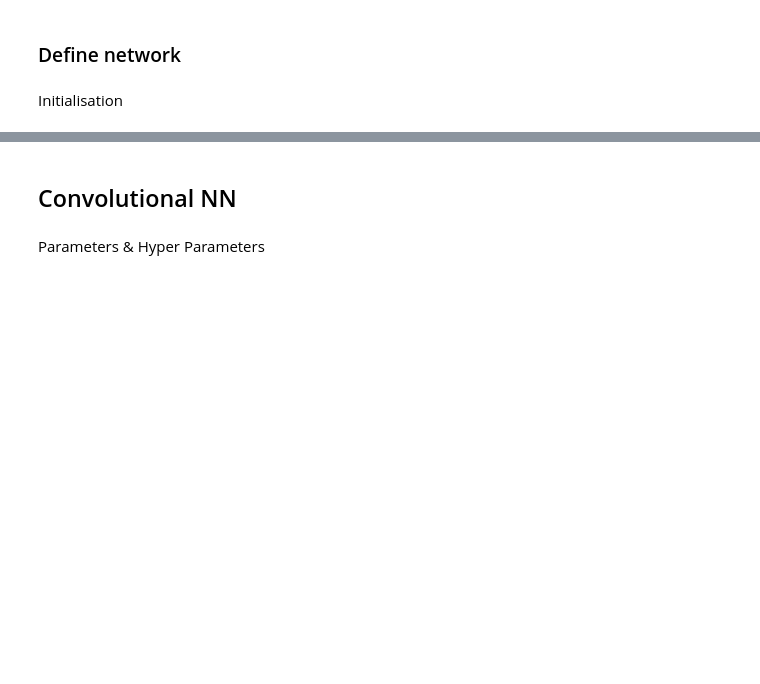
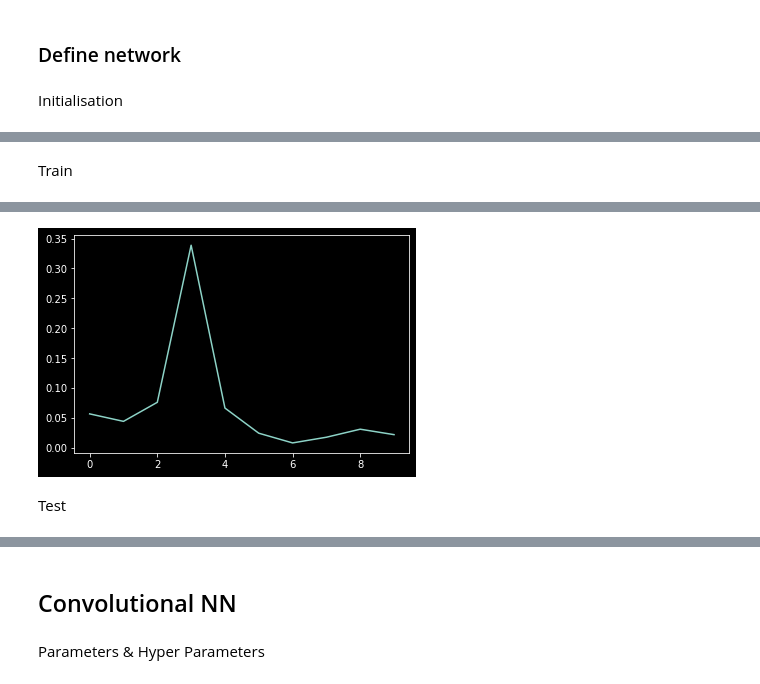
Before and after one commit to hjcostabr76/ml, a Jupyter notebook: classification/case-mnist/nb_mnist.ipynb, the cells around one changed output, grey strips where cells are left out. Saved outputs shown, nothing was run; the diff lists cells and outputs as text; code cells hidden in the pictures; blank space fills up the shorter version.

```diff
--- a/classification/case-mnist/nb_mnist.ipynb
+++ b/classification/case-mnist/nb_mnist.ipynb
@@ -199,0 +186,8 @@ Test set: Avg. loss: 0.0001, Accuracy: 9785/10000 (97.85%)
+# %% [markdown]
+Train
+# %%
+train(
+    model=model, optimizer=optimizer, criterion=criterion,
+    loader=train_loader, n_epochs=num_epochs, log_dir='file/log/simple_net_train',
+)
+# %% [output]
@@ -199,0 +211,3 @@ Test set: Avg. loss: 0.0001, Accuracy: 9785/10000 (97.85%)
+[figure, added]
+# %% [markdown]
+Test
```
Also changed, not shown: parts of 19 cells of this notebook.
